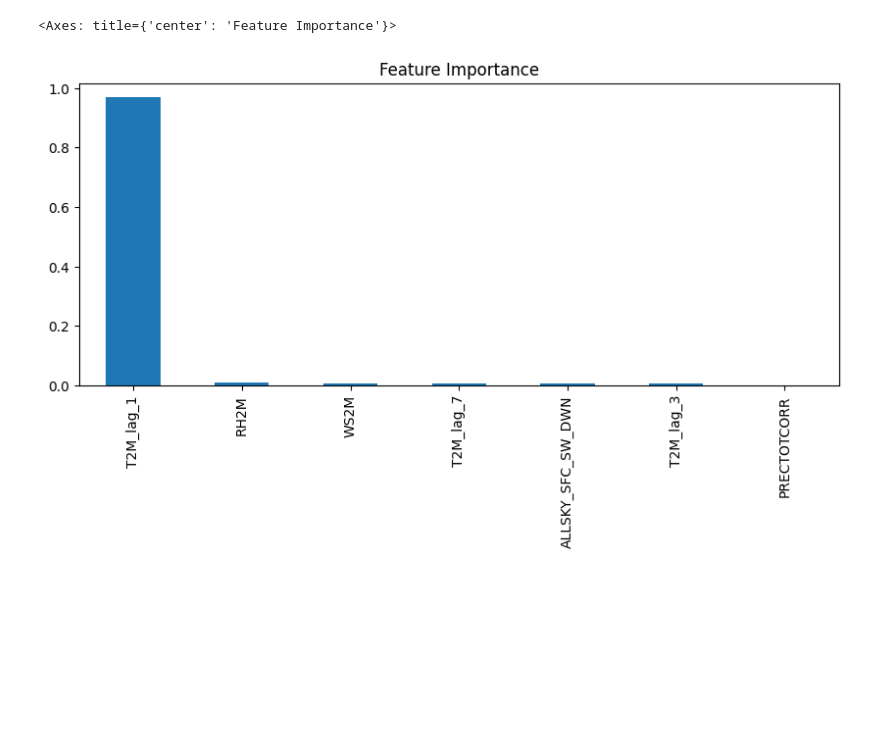
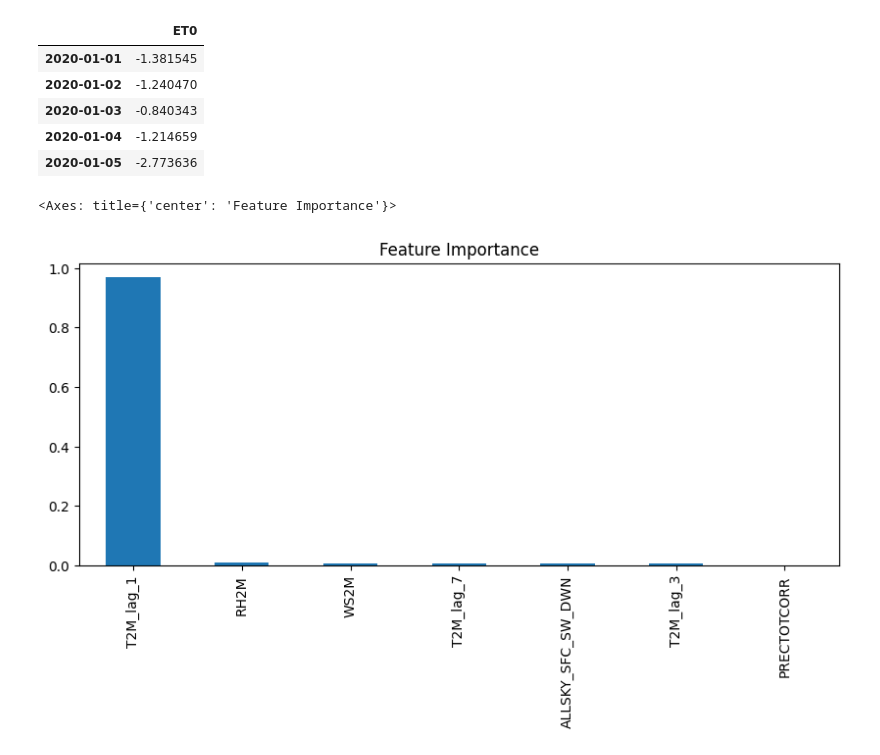
Before and after one commit to amir-dev-flux/aqua-intel, a Jupyter notebook: notebooks/02_feature_engineering_and_baseline_model.ipynb, the cells around one changed output. Drawn from its saved outputs; the diff is of its cells as text; code cells hidden in the pictures; blank space fills up the shorter version.

```diff
--- a/notebooks/02_feature_engineering_and_baseline_model.ipynb
+++ b/notebooks/02_feature_engineering_and_baseline_model.ipynb
@@ -1,3 +102,29 @@
+# %%
+# FAO-inspired simplified evapotranspiration proxy
+# This becomes our new target variable
+
+df = pd.read_csv("../data/riyadh_climate.csv", index_col=0, parse_dates=True)
+
+T = df["T2M"]
+RH = df["RH2M"]
+WS = df["WS2M"]
+SR = df["ALLSKY_SFC_SW_DWN"]
+
+# Simplified ET0 proxy (research-valid approximation)
+df["ET0"] = (
+    0.0023 * (T + 17.8) * (SR ** 0.5)
+    + 0.1 * WS
+    - 0.05 * RH
+)
+
+df[["ET0"]].head()
+# %% [output]
+|  | ET0 |
+| 2020-01-01 | -1.381545 |
+| 2020-01-02 | -1.240470 |
+| 2020-01-03 | -0.840343 |
+| 2020-01-04 | -1.214659 |
+| 2020-01-05 | -2.773636 |
 # %%
 import pandas as pd
 
```
Also changed, not shown: parts of 5 cells of this notebook, 5 other files.
